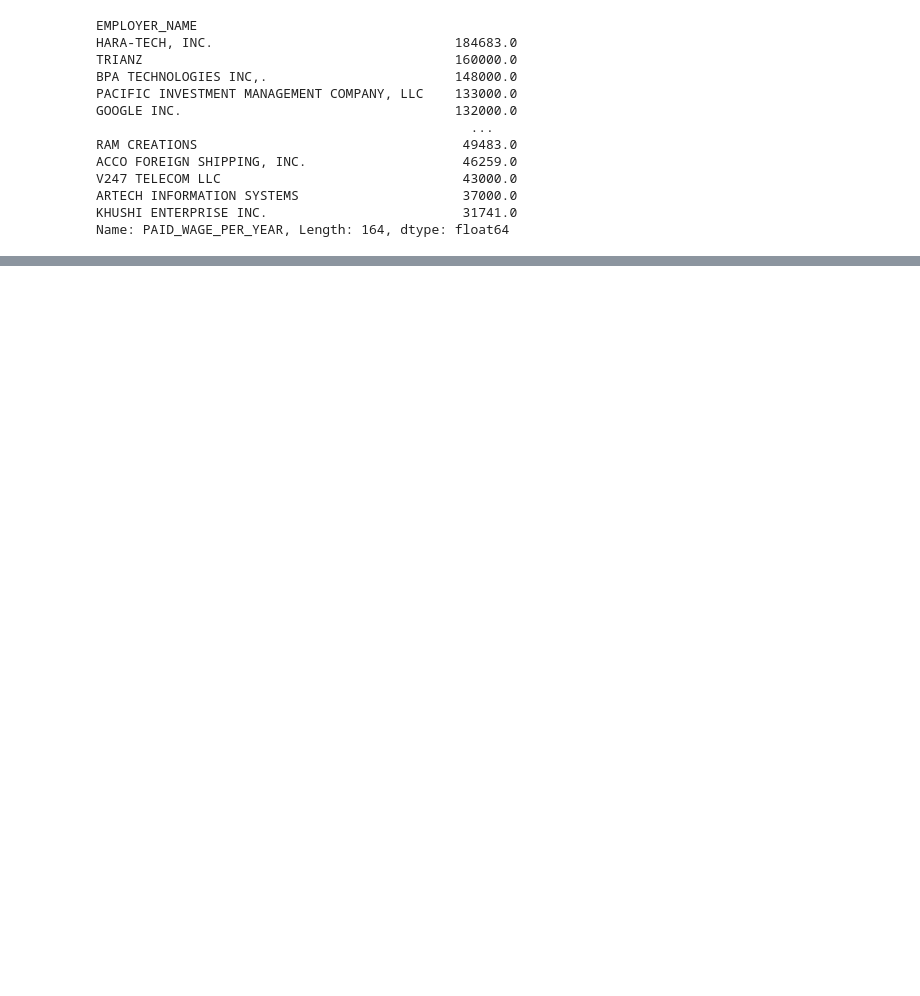
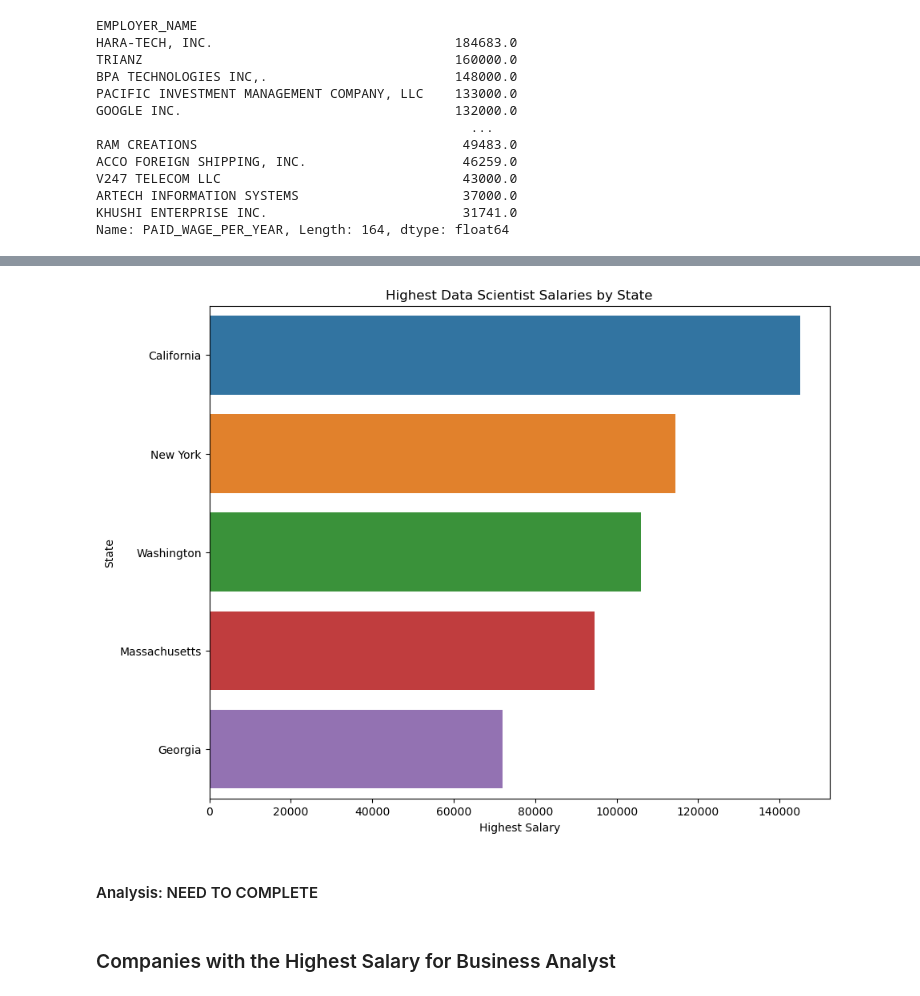
Before and after one commit to kimsean-pen/DS311-Data-Group-Project-, a Jupyter notebook: salary data file/Objective 2 - Comparing Salary Between State.ipynb, the cells around one changed output, grey strips where cells are left out. Saved outputs shown, nothing was run; the diff lists cells and outputs as text; code cells hidden in the pictures; blank space fills up the shorter version.

```diff
--- a/salary data file/Objective 2 - Comparing Salary Between State.ipynb
+++ b/salary data file/Objective 2 - Comparing Salary Between State.ipynb
@@ -238,0 +249,6 @@ Name: PAID_WAGE_PER_YEAR, Length: 164, dtype: float64
+# %%
+data_science_jobs = salary_data[salary_data['JOB_TITLE'] == 'Data Scientist']
+
+highest_data_science_salary = data_science_jobs.groupby('WORK_STATE')['PAID_WAGE_PER_YEAR'].max().sort_values(ascending=False)
+
+print(highest_data_science_salary)
@@ -238,0 +263,13 @@ Name: PAID_WAGE_PER_YEAR, Length: 164, dtype: float64
+# %%
+plt.figure(figsize=(10,8))
+sns.barplot(x=highest_data_science_salary.values, y=highest_data_science_salary.index)
+plt.xlabel('Highest Salary')
+plt.ylabel('State')
+plt.title('Highest Data Scientist Salaries by State')
+plt.show()
+# %% [output]
+[figure, added]
+# %% [markdown]
+#### Analysis: NEED TO COMPLETE
+# %% [markdown]
+### Companies with the Highest Salary for Business Analyst
```
Also changed, not shown: parts of 18 cells of this notebook.
